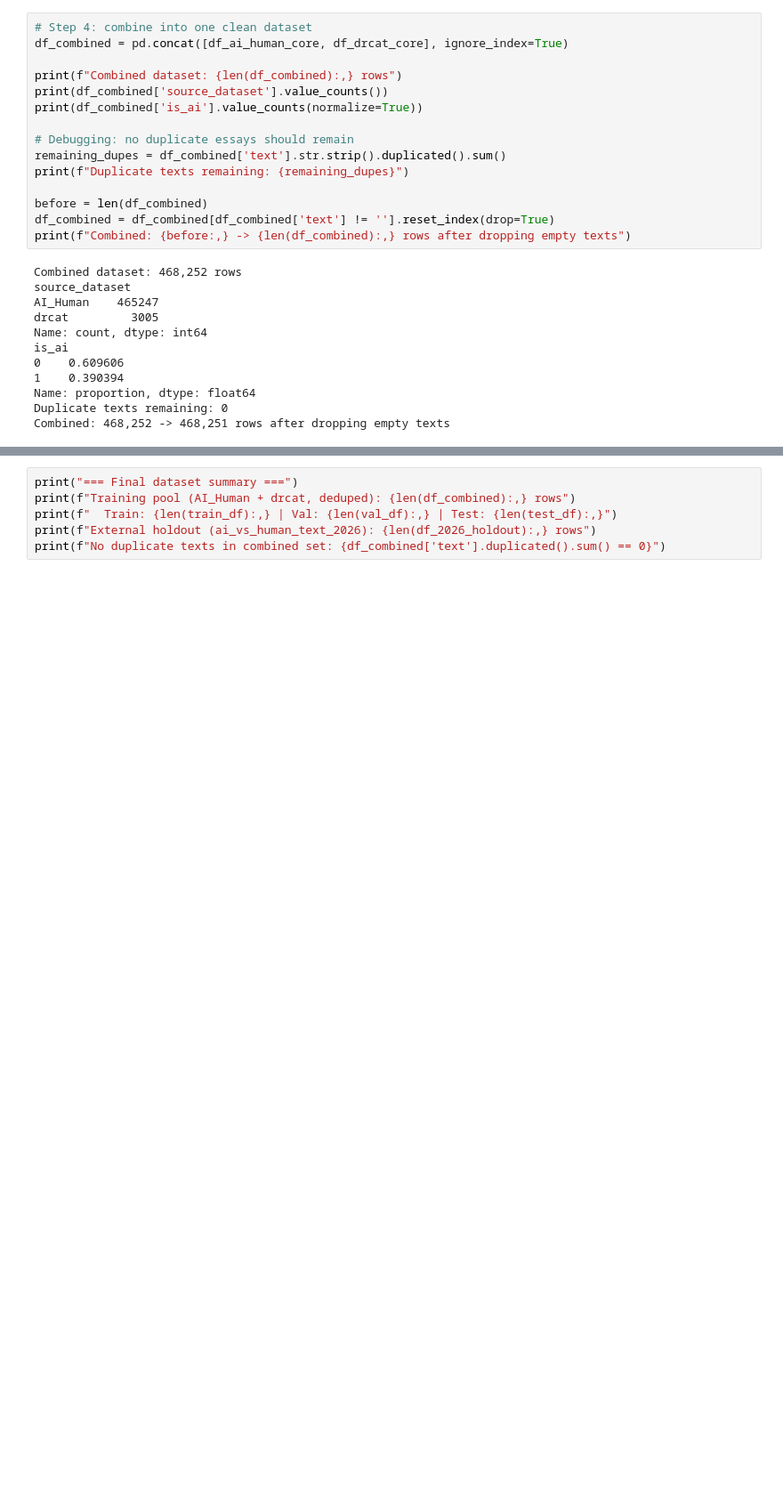
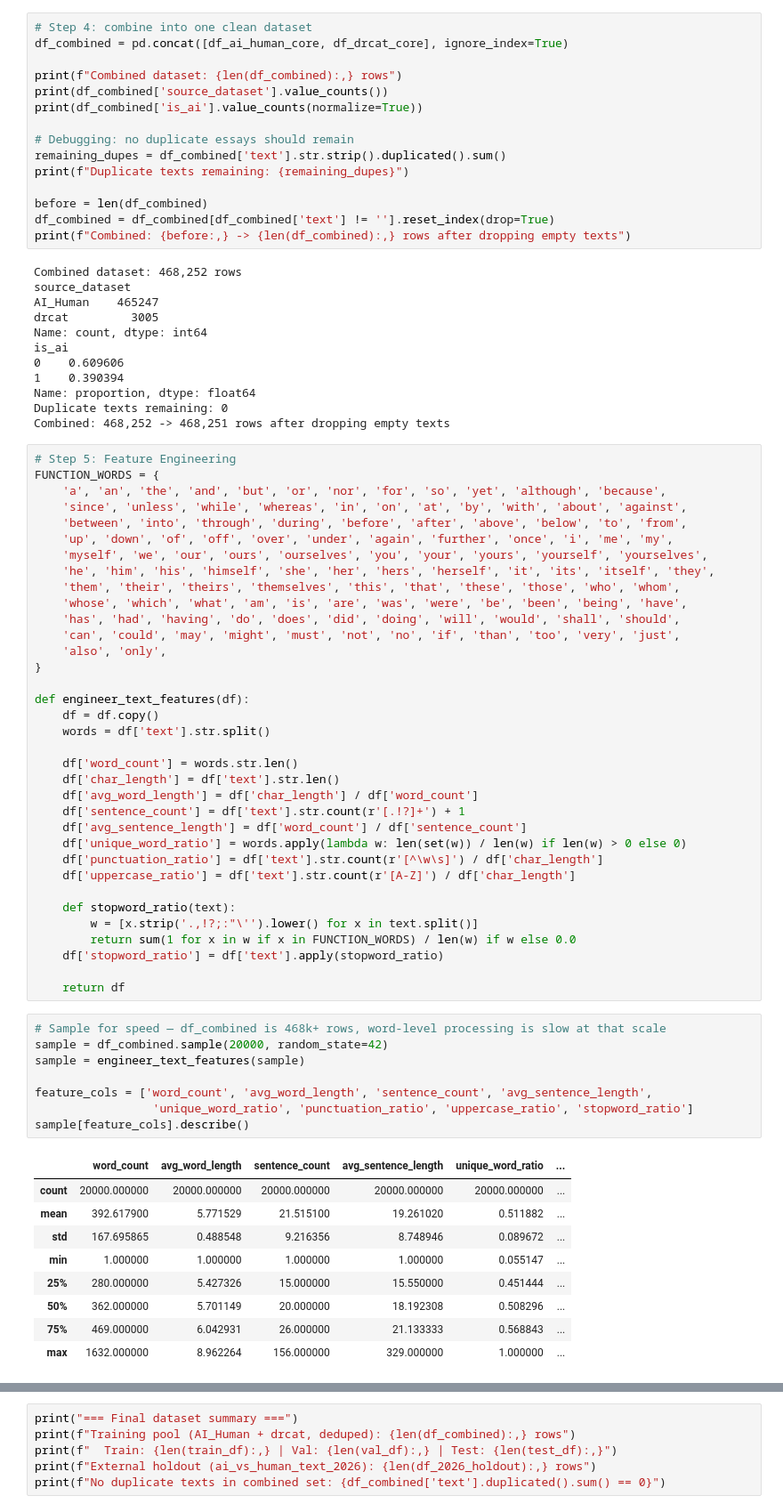
Before and after one commit to 105956658/COS30049-Group2-AI_Governance, a Jupyter notebook: eda.ipynb, the cells around one changed output, grey strips where cells are left out. Shown at 89% size. Cells and saved outputs as stored; diff of their text form; blank space fills up the shorter version.

Commit message:
Added feature engineering for text analysis.

```diff
--- a/eda.ipynb
+++ b/eda.ipynb
@@ -324,4 +324,57 @@ is_ai
 Name: proportion, dtype: float64
 Duplicate texts remaining: 0
 Combined: 468,252 -> 468,251 rows after dropping empty texts
+# %%
+# Step 5: Feature Engineering
+FUNCTION_WORDS = {
+    'a', 'an', 'the', 'and', 'but', 'or', 'nor', 'for', 'so', 'yet', 'although', 'because',
+    'since', 'unless', 'while', 'whereas', 'in', 'on', 'at', 'by', 'with', 'about', 'against',
+    'between', 'into', 'through', 'during', 'before', 'after', 'above', 'below', 'to', 'from',
+    'up', 'down', 'of', 'off', 'over', 'under', 'again', 'further', 'once', 'i', 'me', 'my',
+    'myself', 'we', 'our', 'ours', 'ourselves', 'you', 'your', 'yours', 'yourself', 'yourselves',
+    'he', 'him', 'his', 'himself', 'she', 'her', 'hers', 'herself', 'it', 'its', 'itself', 'they',
+    'them', 'their', 'theirs', 'themselves', 'this', 'that', 'these', 'those', 'who', 'whom',
+    'whose', 'which', 'what', 'am', 'is', 'are', 'was', 'were', 'be', 'been', 'being', 'have',
+    'has', 'had', 'having', 'do', 'does', 'did', 'doing', 'will', 'would', 'shall', 'should',
+    'can', 'could', 'may', 'might', 'must', 'not', 'no', 'if', 'than', 'too', 'very', 'just',
+    'also', 'only',
+}
+
+def engineer_text_features(df):
+    df = df.copy()
+    words = df['text'].str.split()
+
+    df['word_count'] = words.str.len()
+    df['char_length'] = df['text'].str.len()
+    df['avg_word_length'] = df['char_length'] / df['word_count']
+    df['sentence_count'] = df['text'].str.count(r'[.!?]+') + 1
+    df['avg_sentence_length'] = df['word_count'] / df['sentence_count']
+    df['unique_word_ratio'] = words.apply(lambda w: len(set(w)) / len(w) if len(w) > 0 else 0)
+    df['punctuation_ratio'] = df['text'].str.count(r'[^\w\s]') / df['char_length']
+    df['uppercase_ratio'] = df['text'].str.count(r'[A-Z]') / df['char_length']
+
+    def stopword_ratio(text):
+        w = [x.strip('.,!?;:"\'').lower() for x in text.split()]
+        return sum(1 for x in w if x in FUNCTION_WORDS) / len(w) if w else 0.0
+    df['stopword_ratio'] = df['text'].apply(stopword_ratio)
+
+    return df
+# %%
+# Sample for speed — df_combined is 468k+ rows, word-level processing is slow at that scale
+sample = df_combined.sample(20000, random_state=42)
+sample = engineer_text_features(sample)
+
+feature_cols = ['word_count', 'avg_word_length', 'sentence_count', 'avg_sentence_length',
+                 'unique_word_ratio', 'punctuation_ratio', 'uppercase_ratio', 'stopword_ratio']
+sample[feature_cols].describe()
+# %% [output]
+|  | word_count | avg_word_length | sentence_count | avg_sentence_length | unique_word_ratio | ... |
+| count | 20000.000000 | 20000.000000 | 20000.000000 | 20000.000000 | 20000.000000 | ... |
+| mean | 392.617900 | 5.771529 | 21.515100 | 19.261020 | 0.511882 | ... |
+| std | 167.695865 | 0.488548 | 9.216356 | 8.748946 | 0.089672 | ... |
+| min | 1.000000 | 1.000000 | 1.000000 | 1.000000 | 0.055147 | ... |
+| 25% | 280.000000 | 5.427326 | 15.000000 | 15.550000 | 0.451444 | ... |
+| 50% | 362.000000 | 5.701149 | 20.000000 | 18.192308 | 0.508296 | ... |
+| 75% | 469.000000 | 6.042931 | 26.000000 | 21.133333 | 0.568843 | ... |
+| max | 1632.000000 | 8.962264 | 156.000000 | 329.000000 | 1.000000 | ... |
 # %%
```
Also changed, not shown: parts of 2 cells of this notebook.
